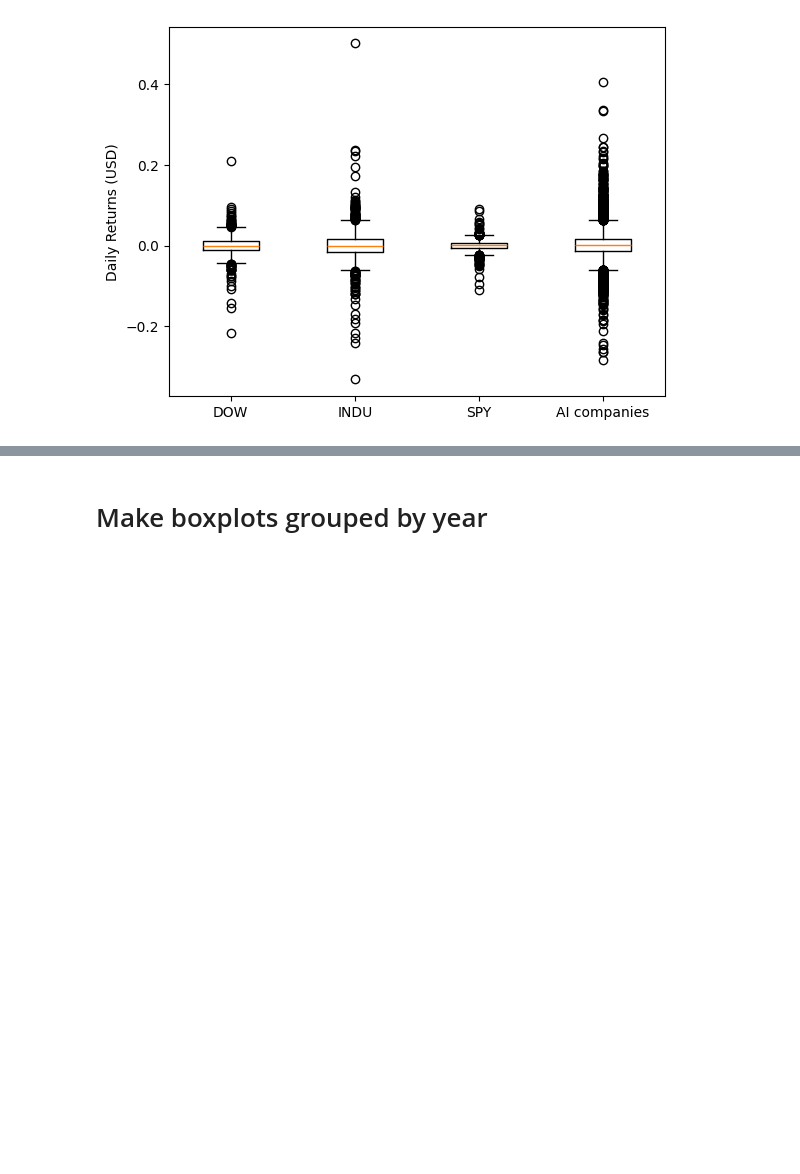
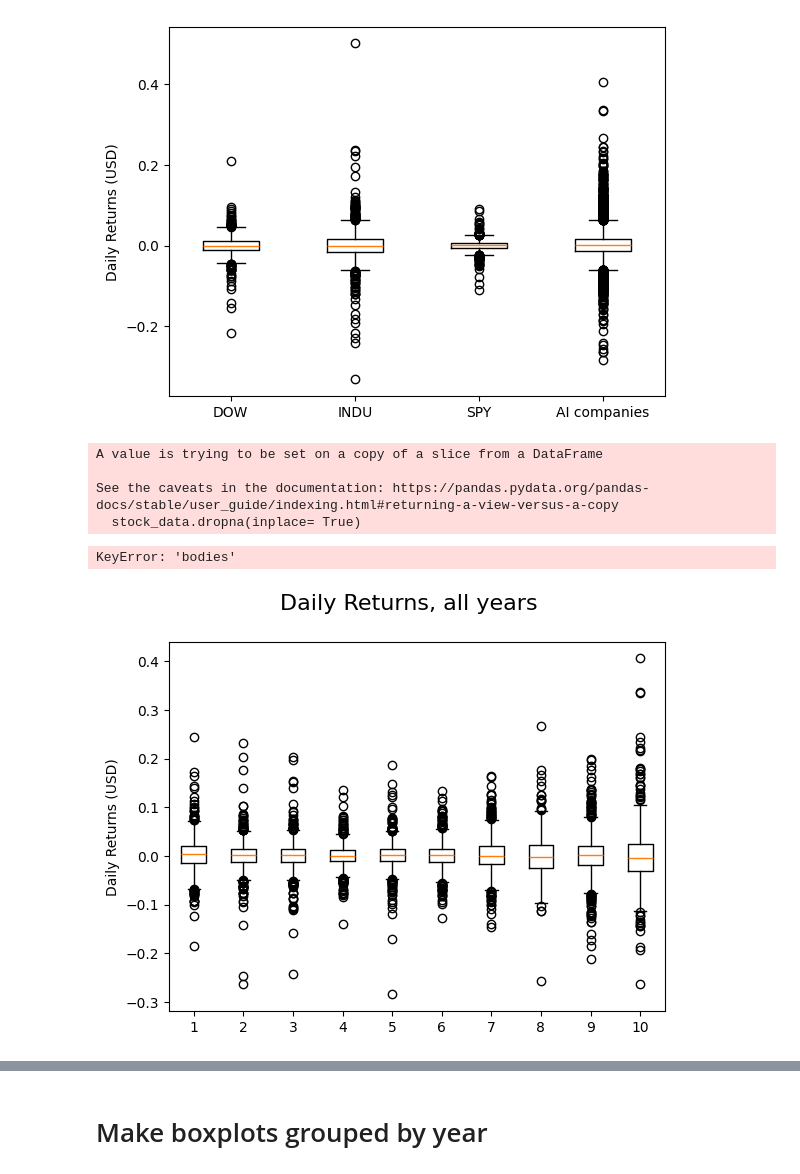
Before and after one commit to Nate-Sheibley/Top-10-AI-stocks-5y-overview, a Jupyter notebook: AIStocksProject/box_plts&anova_tests.ipynb, the cells around one changed output, grey strips where cells are left out. Cells and saved outputs as stored; diff of their text form; code cells hidden in the pictures; blank space fills up the shorter version.

Commit message:
added all years ai stock box and violin plots

```diff
--- a/AIStocksProject/box_plts&anova_tests.ipynb
+++ b/AIStocksProject/box_plts&anova_tests.ipynb
@@ -94,3 +78,30 @@ ax.set_ylabel('Daily Returns (USD)')
 # %% [output]
 Text(0, 0.5, 'Daily Returns (USD)')
 [figure]
+# %%
+ai_only_all_years = [daily_master_df[daily_master_df['symbol'].eq(sym)]['daily_return'] for sym in ai_symbols]
+for stock_data in ai_only_all_years:
+    stock_data.dropna(inplace= True)
+# %% [output]
+A value is trying to be set on a copy of a slice from a DataFrame
+
+See the caveats in the documentation: https://pandas.pydata.org/pandas-docs/stable/user_guide/indexing.html#returning-a-view-versus-a-copy
+  stock_data.dropna(inplace= True)
+# %%
+violin_plot_all_years, axs = plt.subplots()
+#set super title and super label for y axis
+violin_plot_all_years.suptitle('Daily Returns, all years', fontsize = 16)
+#axs[0] used instead of set_supylabel because set_sup caused a nuch of white space between the label and the plots
+axs.set_ylabel('Daily Returns (USD)')
+
+# generate this year's boxplot
+parts = axs.boxplot(ai_only_all_years)
+for pc in parts['bodies']:
+    pc.set_edgecolor('#5290BF')
+
+
+# set xlabels correctly with good positioning
+axs.set_xticks(range(1,11), labels=ai_symbols, ha='center')
+# %% [output]
+KeyError: 'bodies'
+[figure, added]
```
Also changed, not shown: parts of 4 cells of this notebook.
